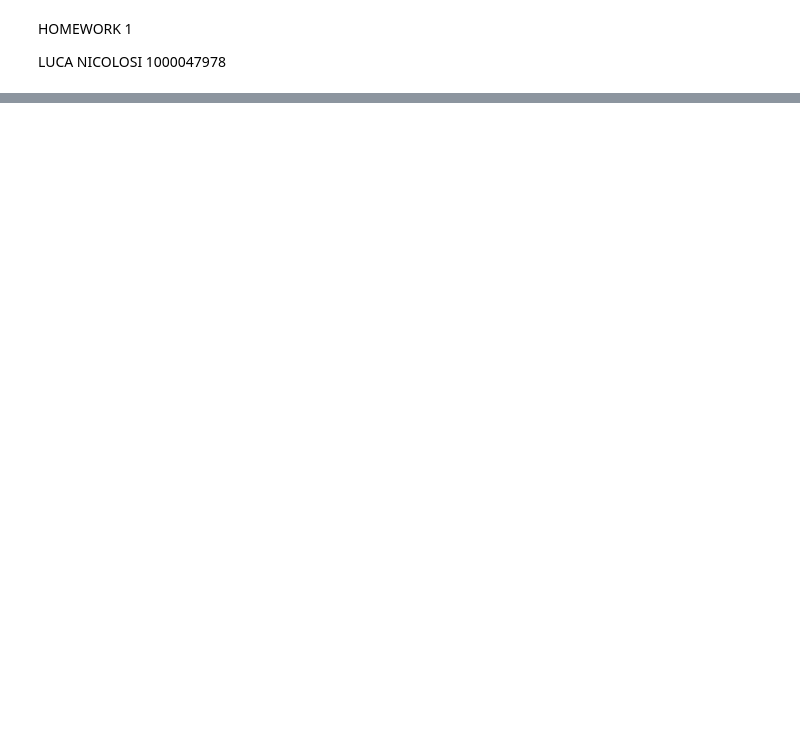
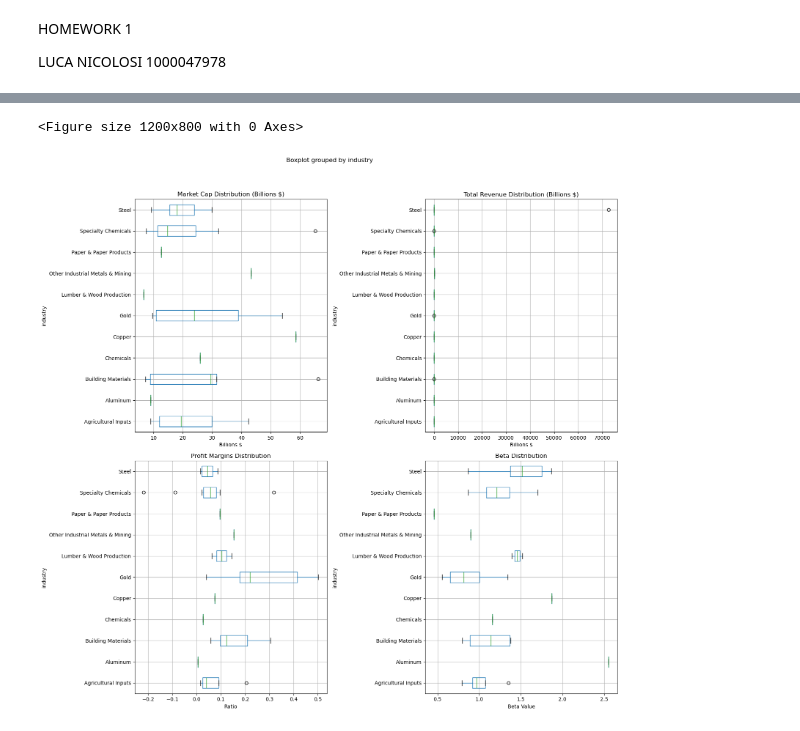
Before and after one commit to luc-nic/Luca-Nicolosi, a Jupyter notebook: Homework_1.ipynb, the cells around one changed output, grey strips where cells are left out. Saved outputs shown, nothing was run; the diff lists cells and outputs as text; code cells hidden in the pictures; blank space fills up the shorter version.

```diff
--- a/Homework_1.ipynb
+++ b/Homework_1.ipynb
@@ -38,0 +96,31 @@ plt.show()
+# %%
+# STEP 4
+
+fig, axes = plt.subplots(2,2, figsize= (16,16))
+fig.suptitle('Step 4: Industry Dispersion Analysis (Basic Materials)', fontsize = 20)
+
+# Graph 1
+df_filtered.boxplot(column= 'market_cap_b', by = 'industry', ax = axes[0,0], vert = False) # I'm creating a boxplot which shows the dispersion of the market_cap variable espressed in billions in each industry.
+axes[0,0].set_title('Market Cap Distribution (Billions $)')
+axes[0,0].set_xlabel('Billions $')
+
+# Graph 2
+df_filtered.boxplot(column='total_revenue_b', by = 'industry', ax= axes[0,1], vert = False) # I'm creating a boxplot which shows the dispersion of the total revenue variable espressed in billions in each industry.
+axes[0,1].set_title('Total Revenue Distribution (Billions $)')
+axes[0,1].set_xlabel('Billions $')
+
+# Graph 3
+df_filtered.boxplot(column= 'profit_margins', by = 'industry', ax = axes[1,0], vert = False ) # I'm creating a boxplot which shows the dispersion of the profit margins variable in each industry.
+axes[1,0].set_title('Profit Margins Distribution')
+axes[1,0].set_xlabel('Ratio')
+
+df_filtered.boxplot(column= 'beta', by = 'industry', ax = axes[1,1], vert = False) # I'm creating a boxplot which shows the dispersion of the beta variable in each industry.
+axes[1,1].set_title('Beta Distribution')
+axes[1,1].set_xlabel('Beta Value')
+
+
+plt.tight_layout(rect=[0, 0.03, 1, 0.95])
+plt.show()
+# %% [output]
+<Figure size 1200x800 with 0 Axes>
+[figure, added]
```
Also changed, not shown: parts of 3 cells of this notebook.
